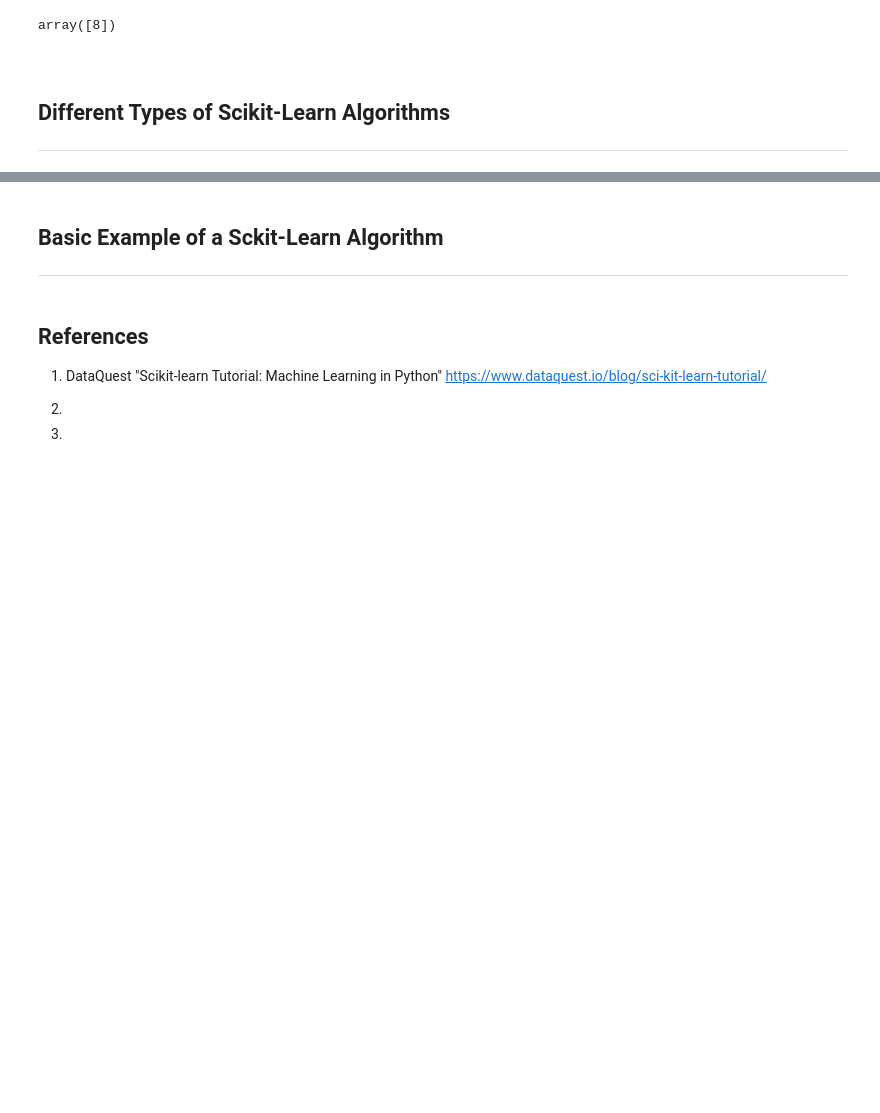
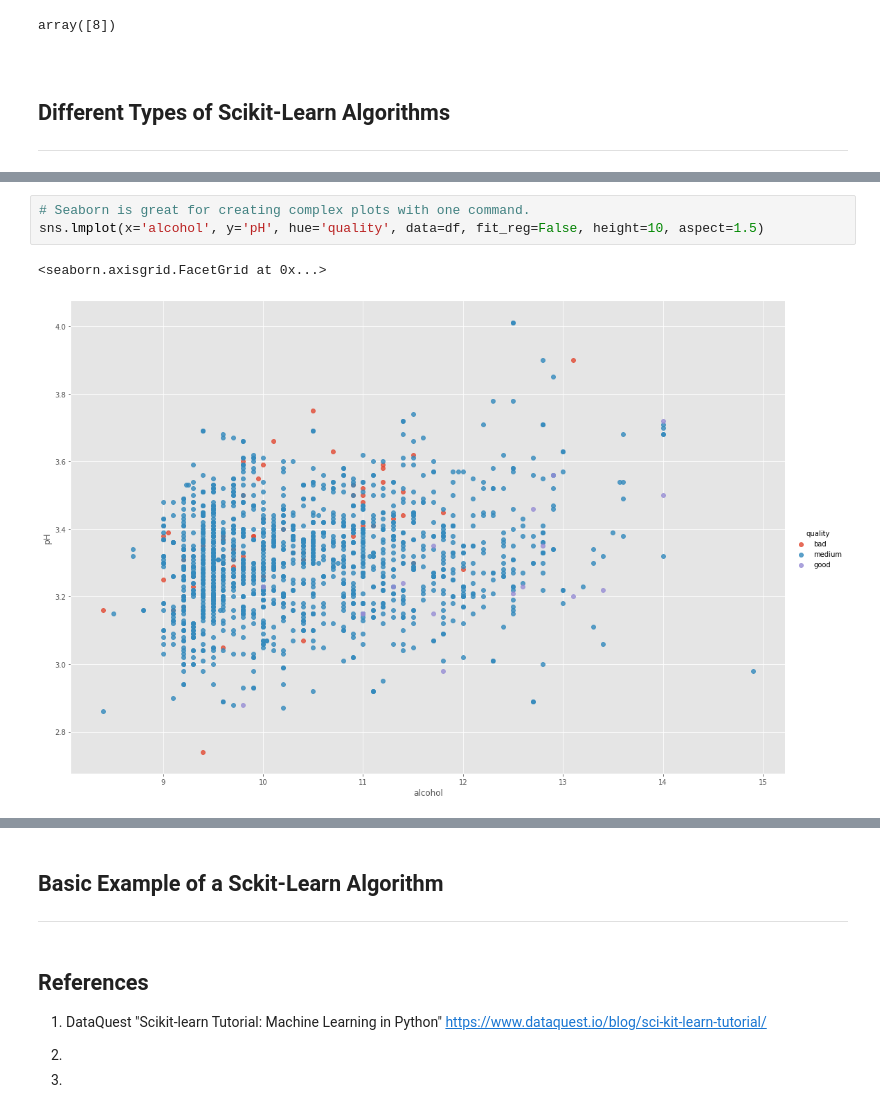
Before and after one commit to kacpergrzenda/Emerging-Technologies, a Jupyter notebook: scikit-learn.ipynb, the cells around one changed output, grey strips where cells are left out. Saved outputs shown, nothing was run; the diff lists cells and outputs as text; blank space fills up the shorter version.

```diff
--- a/scikit-learn.ipynb
+++ b/scikit-learn.ipynb
@@ -79,0 +230,6 @@ Click [here](https://www.gong-jj.com/ul/) for more information about the image.
+# %%
+# Seaborn is great for creating complex plots with one command.
+sns.lmplot(x='alcohol', y='pH', hue='quality', data=df, fit_reg=False, height=10, aspect=1.5)
+# %% [output]
+<seaborn.axisgrid.FacetGrid at 0x...>
+[figure, added]
```
Also changed, not shown: parts of 46 cells of this notebook.
